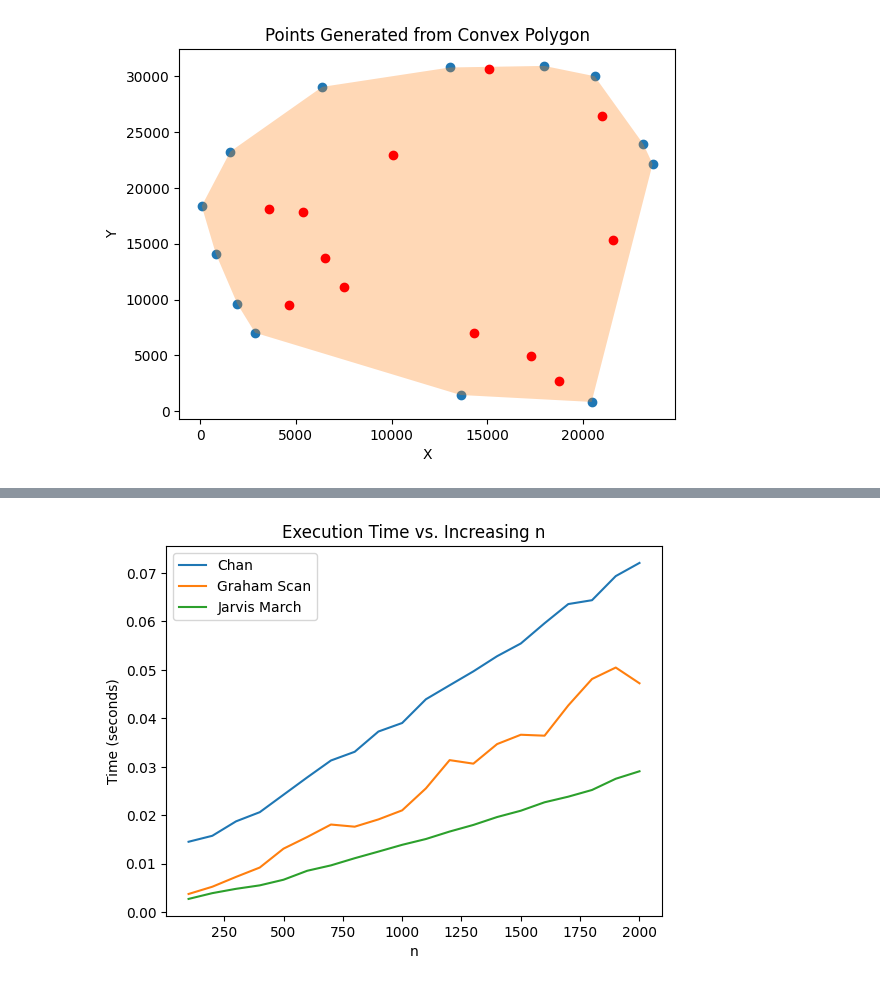
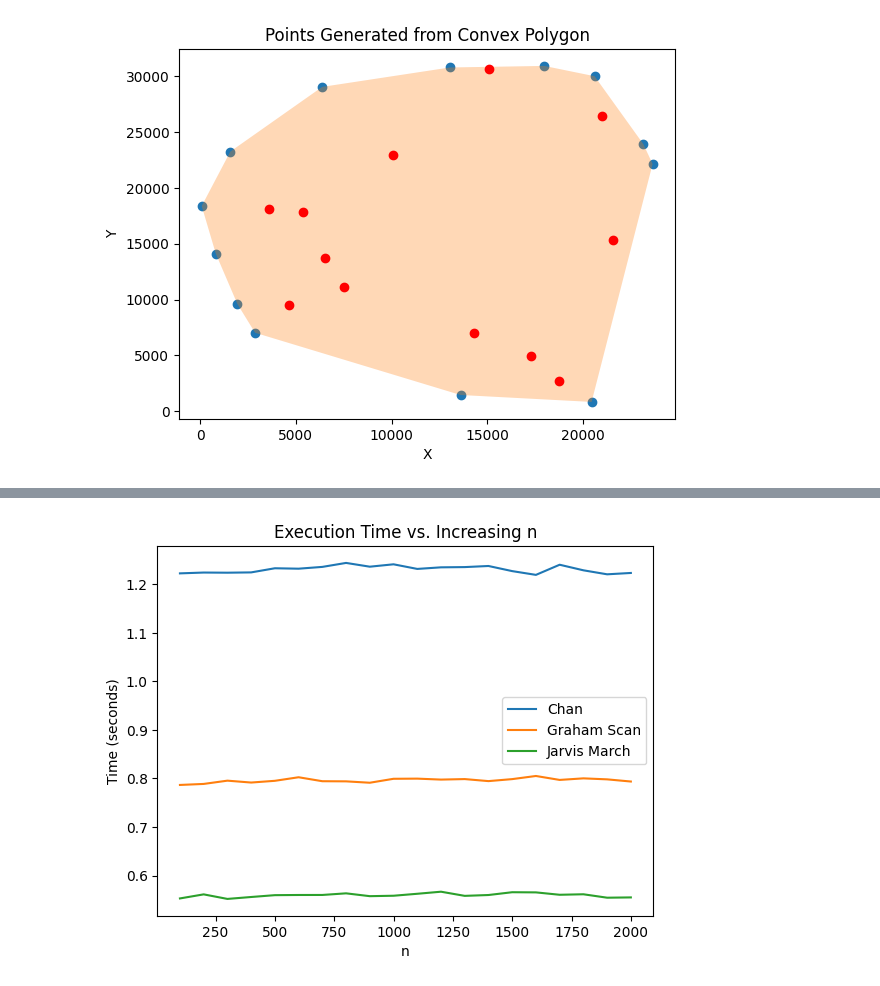
Before and after one commit to AidCheng/Gesture-Recognition, a Jupyter notebook: grp-XXX-0005code.ipynb, the cells around one changed output, grey strips where cells are left out. Cells and saved outputs as stored; diff of their text form; code cells hidden in the pictures.

Commit message:
low numbers

```diff
--- a/grp-XXX-0005code.ipynb
+++ b/grp-XXX-0005code.ipynb
@@ -494,7 +495,16 @@ class ExperimentalFramework():
 
                 if algorithm.__name__ not in results:
                     results[algorithm.__name__] = {}
-                results[algorithm.__name__][('n', n)] = time
+                results[algorithm.__name__][('n_minH', n)] = time
+
+        for n in range(100, self.max_n + 1, self.interval):
+            data = TestDataGenerator(n, self.max_n).points
+            for algorithm in self.algorithms:
+                time = timeit.timeit(lambda: algorithm(data), number=1)
+
+                if algorithm.__name__ not in results:
+                    results[algorithm.__name__] = {}
+                results[algorithm.__name__][('n_maxH', n)] = time
 
         for h in range(100, self.max_h + 1, self.interval):
             data = TestDataGenerator(100, h).points
@@ -503,7 +513,17 @@ class ExperimentalFramework():
 
                 if algorithm.__name__ not in results:
                     results[algorithm.__name__] = {}
-                results[algorithm.__name__][('h', h)] = time
+                results[algorithm.__name__][('h_minN', h)] = time
+
+        for h in range(100, self.max_h + 1, self.interval):
+            data = TestDataGenerator(self.max_h, h).points
+            for algorithm in self.algorithms:
+                time = timeit.timeit(lambda: algorithm(data), number=1)
+
+                if algorithm.__name__ not in results:
+                    results[algorithm.__name__] = {}
+                results[algorithm.__name__][('h_maxN', h)] = time
+
 
         return results
 # %% [markdown]
@@ -562,22 +603,22 @@ plt.show()
 # %%
-## INCREASING N
+## INCREASING N With High H
 
-n_values = sorted(set(n for algorithm in results for (var, n) in results[algorithm] if var == 'n'))
+n_values = sorted(set(n for algorithm in results for (var, n) in results[algorithm] if var == 'n_maxH'))
 
-chan_values = [results['chan'].get(('n', n), None) for n in n_values]
-graham_scan_values = [results['graham_scan'].get(('n', n), None) for n in n_values]
-jarvismarch_values = [results['jarvismarch'].get(('n', n), None) for n in n_values]
+chan_values = [results['chan'].get(('n_maxH', n), None) for n in n_values]
+graham_scan_values = [results['graham_scan'].get(('n_maxH', n), None) for n in n_values]
+jarvismarch_values = [results['jarvismarch'].get(('n_maxH', n), None) for n in n_values]
 
 
 plt.plot(n_values, chan_values, label='Chan')
 plt.plot(n_values, graham_scan_values, label='Graham Scan')
 plt.plot(n_values, jarvismarch_values, label='Jarvis March')
 
 plt.title('Execution Time vs. Increasing n')
 plt.xlabel('n')
 plt.ylabel('Time (seconds)')
 
 plt.legend()
 plt.show()
 # %% [output]
-[figure, old version]
+[figure, new version]
```
Also changed, not shown: parts of 4 cells of this notebook.
